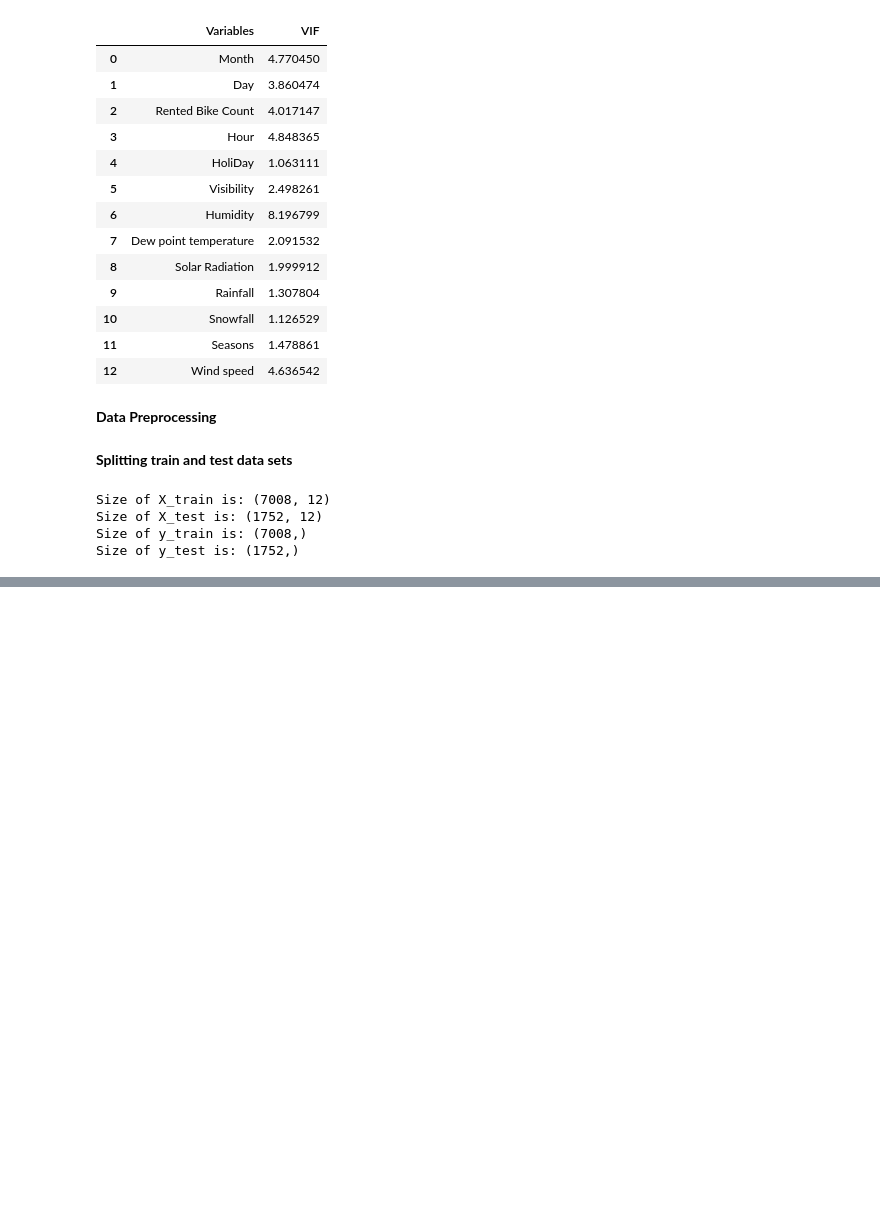
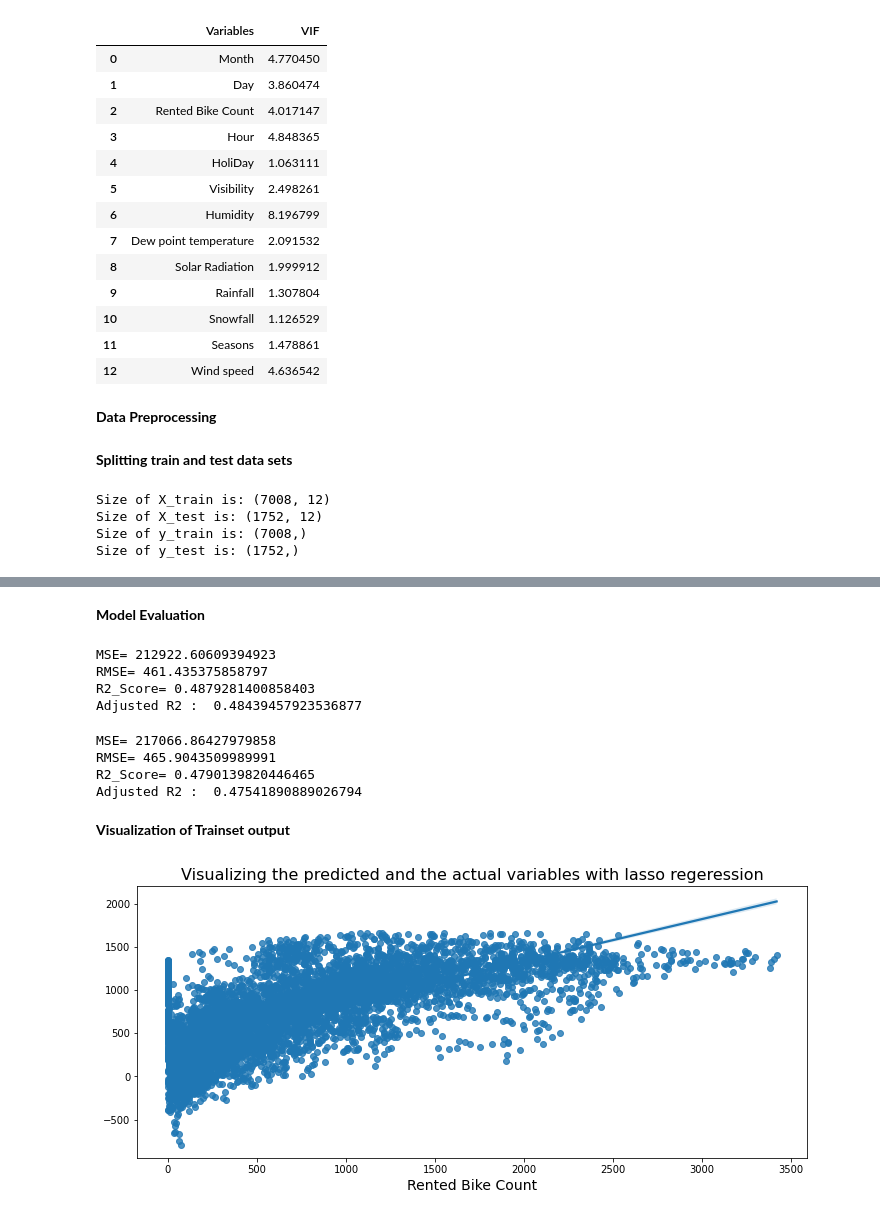
Before and after one commit to Rohan20202/Bike-Sharing-Demand-Prediction, a Jupyter notebook: Bike_Sharing_Demand_Prediction_Capstone_Project.ipynb, the cells around one changed output, grey strips where cells are left out. Cells and saved outputs as stored; diff of their text form; code cells hidden in the pictures; blank space fills up the shorter version.

```diff
--- a/Bike_Sharing_Demand_Prediction_Capstone_Project.ipynb
+++ b/Bike_Sharing_Demand_Prediction_Capstone_Project.ipynb
@@ -616,0 +713,5 @@ X_test = scaler.transform(X_test)
+# %%
+#implementing the model
+lasso  = Lasso(alpha=0.0001 , max_iter= 3000)
+
+lasso.fit(X_train, y_train)
@@ -616,0 +726,6 @@ X_test = scaler.transform(X_test)
+# %%
+from sklearn.model_selection import GridSearchCV
+lasso = Lasso()
+parameters = {'alpha': [1e-15,1e-13,1e-10,1e-8,1e-5,1e-4,1e-3,1e-2,1e-1,1,5,10,20,30,40,45,50,55,60,100,0.0014]}
+lasso_regressor = GridSearchCV(lasso, parameters, scoring='neg_mean_squared_error', cv=5)
+lasso_regressor.fit(X_train, y_train)
@@ -616,0 +745,48 @@ X_test = scaler.transform(X_test)
+# %%
+#defining the predicted values
+pred_train =regressor.predict(X_train)
+pred_test = regressor.predict(X_test)
+# %% [markdown]
+**Model Evaluation**
+# %%
+MSE_train = mean_squared_error(y_train, pred_train)
+print(f'MSE= {MSE_train}')
+
+RMSE_train = np.sqrt(MSE_train)
+print(f'RMSE= {RMSE_train}')
+
+R2_Score_train = r2_score(y_train, pred_train)
+print(f'R2_Score= {R2_Score_train}')
+
+print("Adjusted R2 : ",1-(1-r2_score((y_train), (pred_train)))*((X_test.shape[0]-1)/(X_test.shape[0]-X_test.shape[1]-1)))
+# %% [output]
+MSE= 212922.60609394923
+RMSE= 461.435375858797
+R2_Score= 0.4879281400858403
+Adjusted R2 :  0.48439457923536877
+# %%
+MSE_test = mean_squared_error(y_test, pred_test)
+print(f'MSE= {MSE_test}')
+
+RMSE_test = np.sqrt(MSE_test)
+print(f'RMSE= {RMSE_test}')
+
+R2_Score_test = r2_score(y_test, pred_test)
+print(f'R2_Score= {R2_Score_test}')
+
+print("Adjusted R2 : ",1-(1-r2_score((y_test), (pred_test)))*((X_test.shape[0]-1)/(X_test.shape[0]-X_test.shape[1]-1)))
+# %% [output]
+MSE= 217066.86427979858
+RMSE= 465.9043509989991
+R2_Score= 0.4790139820446465
+Adjusted R2 :  0.47541890889026794
+# %% [markdown]
+**Visualization of Trainset output**
+# %%
+plt.figure(figsize=(12, 5))
+sns.regplot(y_train, pred_train)
+plt.title('Visualizing the predicted and the actual variables with lasso regeression', size=16)
+plt.xlabel('Rented Bike Count', size=14)
+plt.show()
+# %% [output]
+[figure, added]
```
Also changed, not shown: parts of 26 cells of this notebook.
